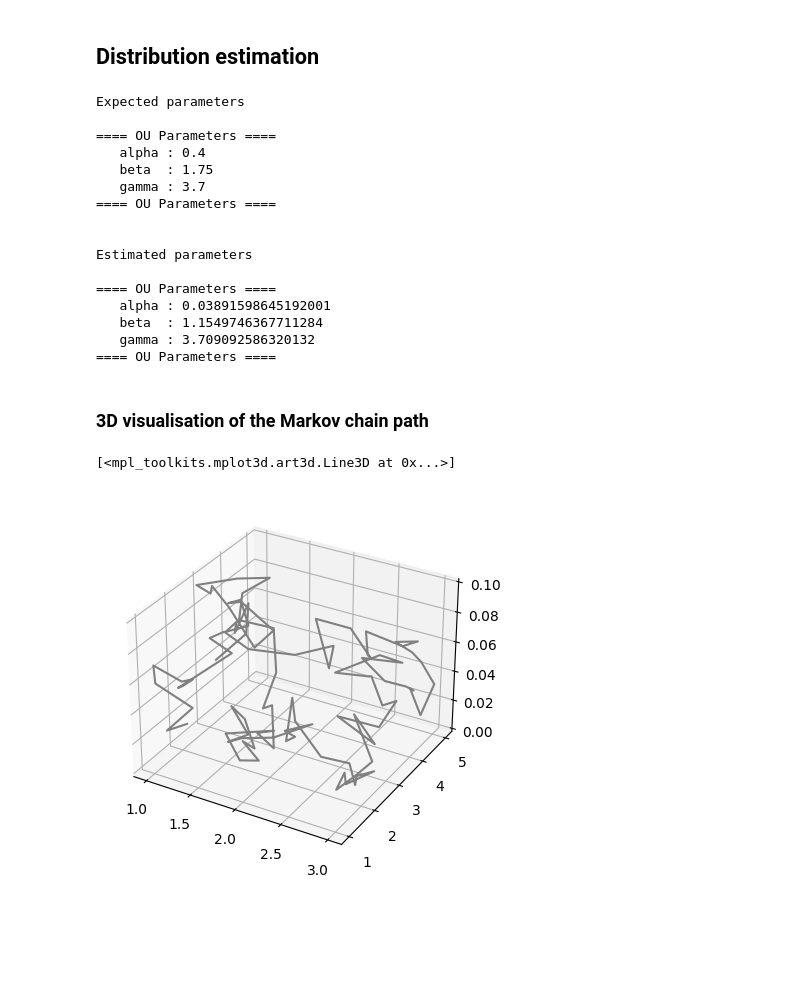
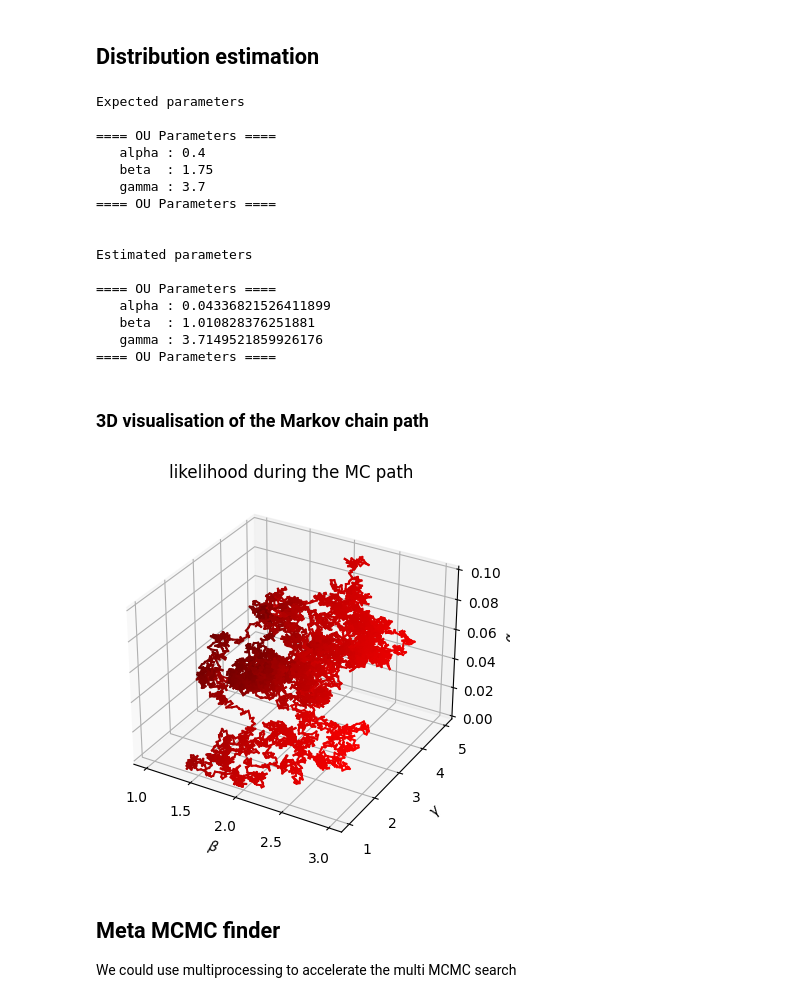
Before and after one commit to DiorAdama/MCMC, a Jupyter notebook: OU-likelihood/OU_mcmc.ipynb, the cells around one changed output. Saved outputs shown, nothing was run; the diff lists cells and outputs as text; code cells hidden in the pictures; blank space fills up the shorter version.

Commit message:
added MCMC path and meta finder

```diff
--- a/OU-likelihood/OU_mcmc.ipynb
+++ b/OU-likelihood/OU_mcmc.ipynb
@@ -137,11 +137,11 @@ estimation_plot(
 import random
 def MarkovTransition(param):
     r = random.random()
-    alpha1 = max(minParams.alpha,min(maxParams.alpha,param.alpha + 2*(r-0.5)*(maxParams.alpha-minParams.alpha)/5))  # uniform distribution on [alpha - alphaBoundaries/10;alpha + alphaBoundaries/10]
+    alpha1 = max(minParams.alpha,min(maxParams.alpha,param.alpha + 2*(r-0.5)*(maxParams.alpha-minParams.alpha)/50))  # uniform distribution on [alpha - alphaBoundaries/10;alpha + alphaBoundaries/10]
     r = random.random()
-    beta1 = max(minParams.beta,min(maxParams.beta,param.beta + 2*(r-0.5)*(maxParams.beta-minParams.beta)/5))
+    beta1 = max(minParams.beta,min(maxParams.beta,param.beta + 2*(r-0.5)*(maxParams.beta-minParams.beta)/50))
     r = random.random()
-    gamma1 = max(minParams.gamma,min(maxParams.gamma,param.gamma + 2*(r-0.5)*(maxParams.gamma-minParams.gamma)/5))
+    gamma1 = max(minParams.gamma,min(maxParams.gamma,param.gamma + 2*(r-0.5)*(maxParams.gamma-minParams.gamma)/50))
     return OU_Parameters(alpha1,beta1,gamma1)
 # %% [markdown]
 ### Metropolis Hastings algorithm
@@ -155,7 +155,7 @@ def OU_metropolis_mcmc(n,T,N,path,Xs=None):
                         beta = minParams.beta + random.random()*(maxParams.beta-minParams.beta) ,
                         gamma = minParams.gamma + random.random()*(maxParams.gamma-minParams.gamma))
 
-    bestXs = None
+    BestX = None
     bestNLL = inf
     samples = [Xs]
     NLLs = [likelihood(T,N,Xs.alpha,Xs.beta,Xs.gamma,path)]
@@ -164,10 +164,10 @@ def OU_metropolis_mcmc(n,T,N,path,Xs=None):
         xi = samples[-1]
         x = MarkovTransition(xi)
         NLL = likelihood(T,N,x.alpha,x.beta,x.gamma,path)
-        alpha = NLL/NLLs[-1]
+        alpha = NLLs[-1]/NLL #since we want NLL < NLL[-1]
         if NLL<bestNLL:
             bestNLL=NLL,
-            bestXs=xi
+            BestX=xi
         u = random.random()
         if u < alpha:
             samples.append(x)
@@ -175,14 +175,14 @@ def OU_metropolis_mcmc(n,T,N,path,Xs=None):
         else:
             samples.append(xi)
             NLLs.append(NLLs[-1])
-    return samples,NLLs,bestXs,bestNLL
+    return samples,NLLs,BestX,bestNLL
 # %% [markdown]
 ## Distribution estimation
 # %%
 
 paramsToFind = OU_Parameters(alpha=0.4,beta=1.75,gamma=3.7)
 
-samples1,NLLs1,bestXs1,NLL1 = OU_metropolis_mcmc(   n    = 10**5,
+samples1,NLLs1,BestX1,NLL1 = OU_metropolis_mcmc(   n    = 10**5,
                                                     T    = 1000,
                                                     N    = 1000,
                                                     path = OU_process(  T     = 1000,
@@ -195,7 +195,7 @@ samples1,NLLs1,bestXs1,NLL1 = OU_metropolis_mcmc(   n    = 10**5,
 print('Expected parameters')
 print(paramsToFind)
 print('Estimated parameters')
-print(bestXs1)
+print(BestX1)
 # %% [output]
 Expected parameters
 
@@ -209,23 +209,34 @@ Expected parameters
 Estimated parameters
 
 ==== OU Parameters ====
-   alpha : 0.03891598645192001
-   beta  : 1.1549746367711284
-   gamma : 3.709092586320132
+   alpha : 0.04336821526411899
+   beta  : 1.010828376251881
+   gamma : 3.7149521859926176
 ==== OU Parameters ====
 # %% [markdown]
 ### 3D visualisation of the Markov chain path
 # %%
 import numpy as np
 import matplotlib.pyplot as plt
 
 ax = plt.axes(projection='3d')
 
-zline = [s.alpha for s in samples1][:100]
-xline = [s.beta for s in samples1][:100]
-yline = [s.gamma for s in samples1][:100]
+imax = 10000
 
-ax.plot3D(xline, yline, zline, 'gray')
+zline = [s.alpha for s in samples1][:imax]
+xline = [s.beta for s in samples1][:imax]
+yline = [s.gamma for s in samples1][:imax]
+color = NLLs1[:imax]/max(NLLs1)
+
+for i in range(1, imax):
+    ax.plot(xline[i-1:i+1], yline[i-1:i+1], zline[i-1:i+1], c=(color[i-1], 0, 0))
+ax.set_xlabel(r'$\beta$')
+ax.set_ylabel(r'$\gamma$')
+ax.set_zlabel(r'$\alpha$')
+plt.title('likelihood during the MC path')
+plt.show()
 # %% [output]
-[<mpl_toolkits.mplot3d.art3d.Line3D at 0x...>]
-[figure, old version]
+[figure, new version]
+# %% [markdown]
+## Meta MCMC finder
+We could use multiprocessing to accelerate the multi MCMC search
```
Also changed, not shown: parts of 5 cells of this notebook.
